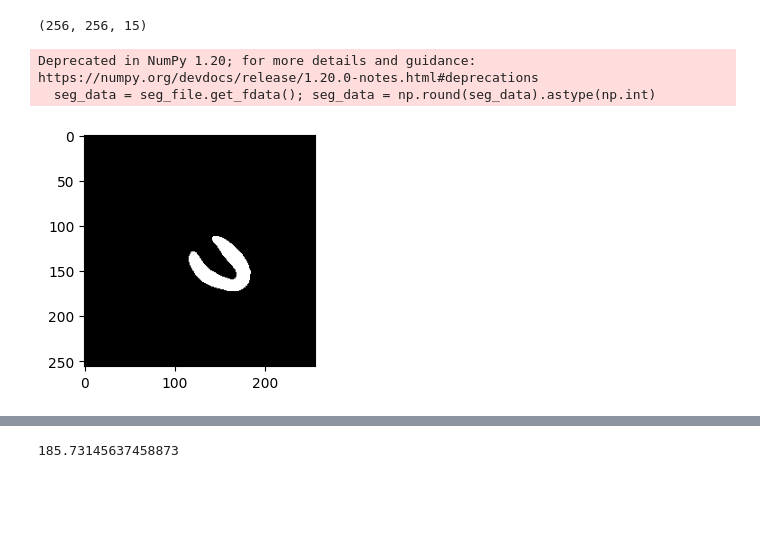
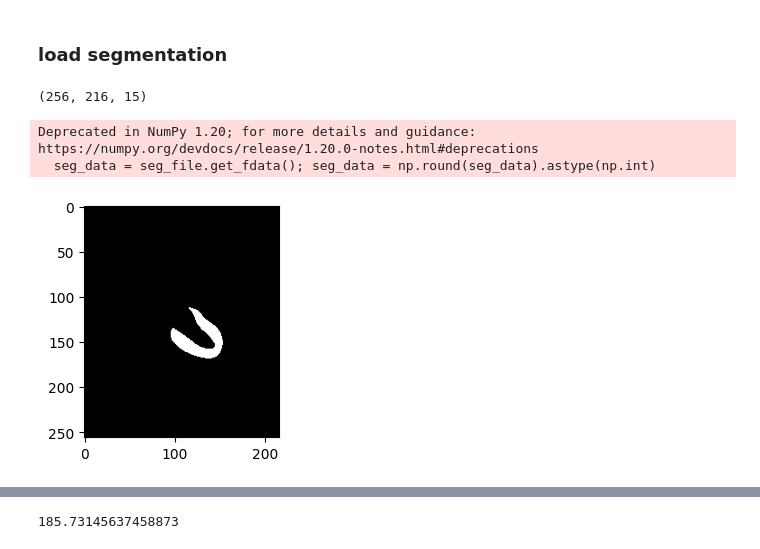
Before and after one commit to zhennongchen/DeepStrain, a Jupyter notebook: main_GLS.ipynb, the cells around one changed output, grey strips where cells are left out. Saved outputs shown, nothing was run; the diff lists cells and outputs as text; code cells hidden in the pictures; blank space fills up the shorter version.

```diff
--- a/main_GLS.ipynb
+++ b/main_GLS.ipynb
@@ -16,20 +16,23 @@ from skimage.measure import label, regionprops
 
 import DeepStrain.functions_collection as ff
 # %%
-main_path = '/mnt/camca_NAS/SAM_for_CMR/models/sam_multiview_prompt_text_HF_LAX/predicts_lax'
+main_path = '/mnt/camca_NAS/SAM_for_CMR/models/sam_multiview_prompt_text_HF_LAX_finetune/predicts_HFpEF_lax'
+# %% [markdown]
+### load segmentation
 # %%
-patient_id = 'ID_0015'
-seg_file = nb.load(os.path.join(main_path,patient_id, 'final/LAX4_seg_pred.nii.gz'))
+patient_id = 'ID_0007'
+seg_file = nb.load(os.path.join(main_path,patient_id, 'epoch-100/LAX4_seg_pred.nii.gz'))
 seg_data = seg_file.get_fdata(); seg_data = np.round(seg_data).astype(np.int)
 print(seg_data.shape)
 # %% [output]
-(256, 256, 15)
+(256, 216, 15)
 Deprecated in NumPy 1.20; for more details and guidance: https://numpy.org/devdocs/release/1.20.0-notes.html#deprecations
   seg_data = seg_file.get_fdata(); seg_data = np.round(seg_data).astype(np.int)
 # %%
-tf = 5
+tf = 7
 plt.figure(figsize=(3,3))
 plt.imshow(seg_data[:,:,tf],cmap = 'gray')
 plt.show()
+binary_image = seg_data[:,:,tf]
 # %% [output]
-[figure, old version]
+[figure, new version]
```
Also changed, not shown: parts of 13 cells of this notebook.
